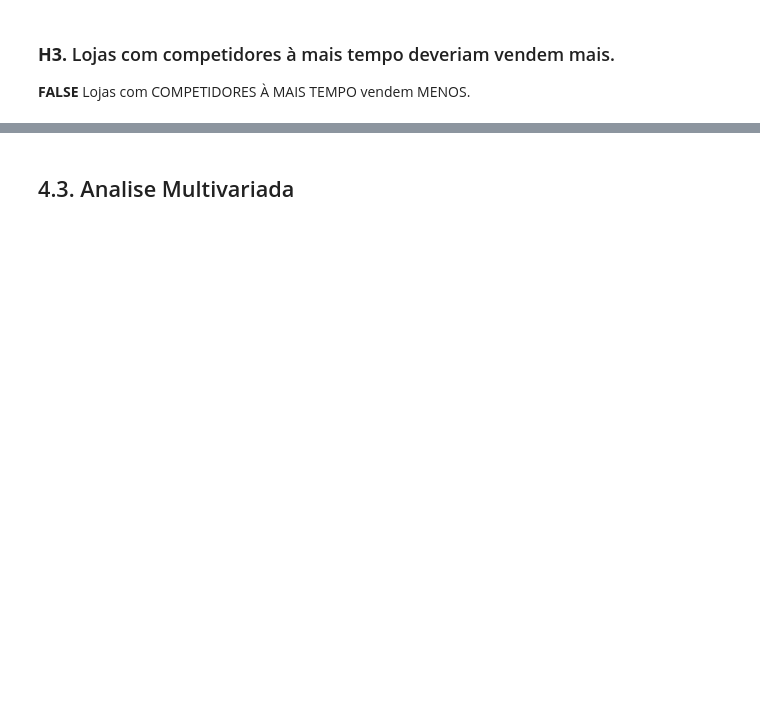
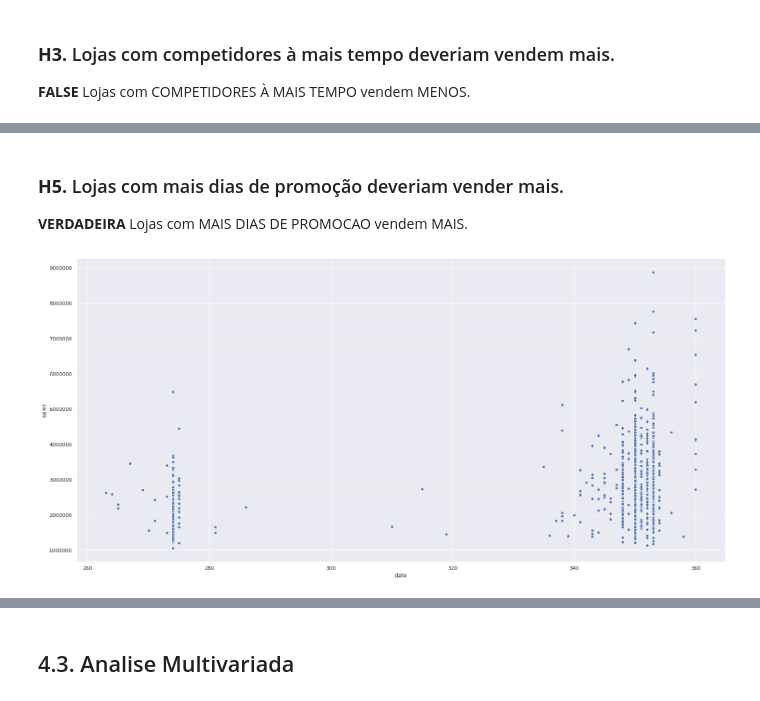
Before and after one commit to hrsJesus/DataScienceEmProducao, a Jupyter notebook: m04_v01_store_sales_prediction.ipynb, the cells around one changed output, grey strips where cells are left out. Saved outputs shown, nothing was run; the diff lists cells and outputs as text; code cells hidden in the pictures; blank space fills up the shorter version.

```diff
--- a/m04_v01_store_sales_prediction.ipynb
+++ b/m04_v01_store_sales_prediction.ipynb
@@ -487,0 +506,15 @@ x.set_ylim( bottom+0.5, top-0.5);
+# %% [markdown]
+### **H5.** Lojas com mais dias de promoção deveriam vender mais.
+**VERDADEIRA** Lojas com MAIS DIAS DE PROMOCAO vendem MAIS.
+# %%
+aux1 = df4[['date', 'store', 'promo']].groupby( ['store', 'promo'] ).count().reset_index()
+aux2 = df4[['store', 'promo', 'sales']].groupby( ['store', 'promo'] ).sum().reset_index()
+
+# join
+aux3 = pd.merge( aux1, aux2, how='left', on=['store','promo'] )
+aux4 = aux3[aux3['promo'] == 1]
+sns.scatterplot( x='date', y='sales', data=aux4 );
+
+aux4
+# %% [output]
+[figure, added]
```
Also changed, not shown: parts of 8 cells of this notebook.
